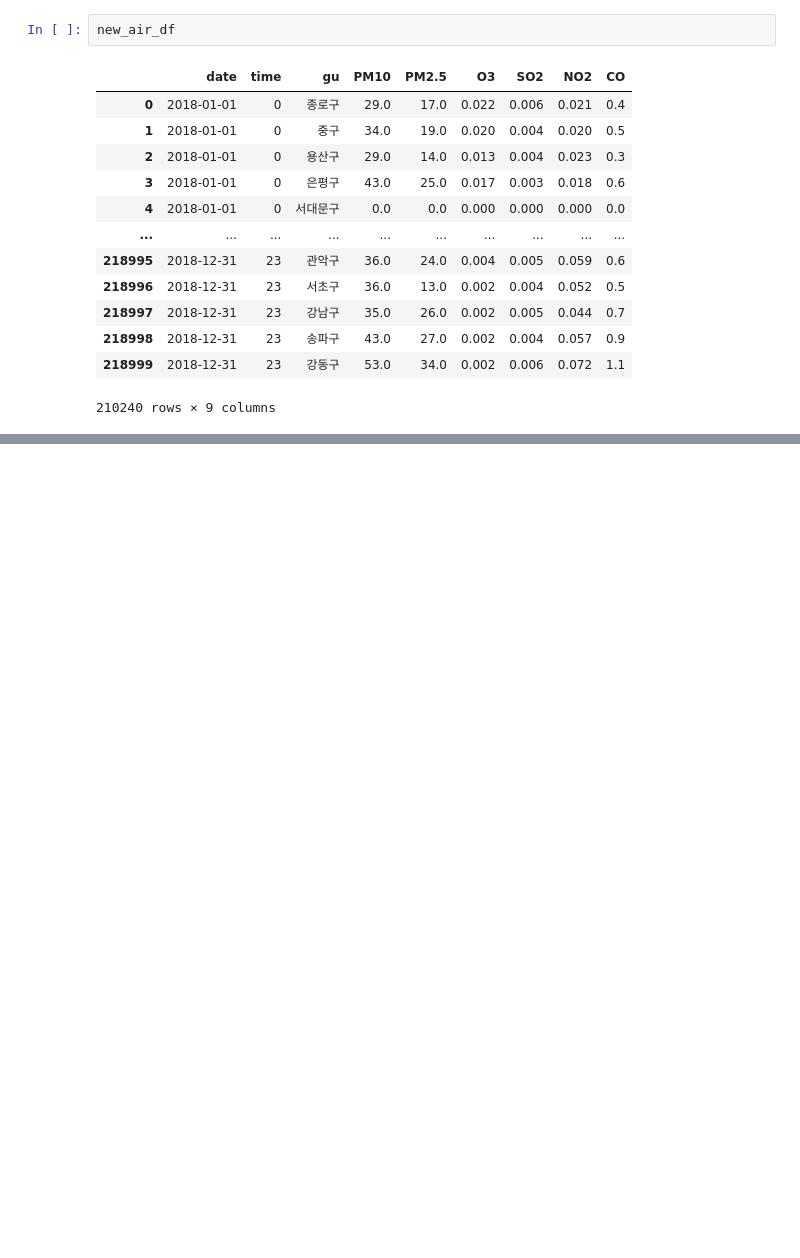
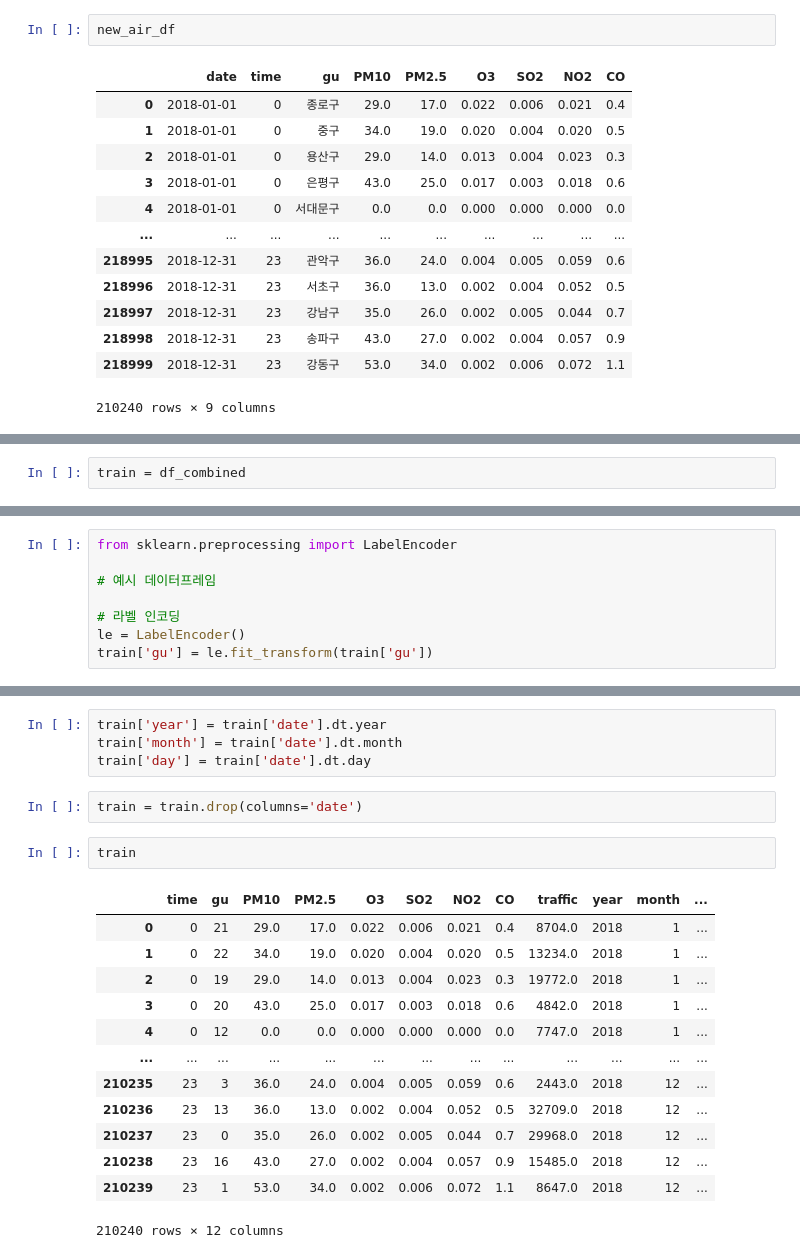
Before and after one commit to je0nh/yd3-MLOps_pj, a Jupyter notebook: ML.ipynb, the cells around one changed output, grey strips where cells are left out. Cells and saved outputs as stored; diff of their text form; blank space fills up the shorter version.

```diff
--- a/ML.ipynb
+++ b/ML.ipynb
@@ -448,0 +488,2 @@ y = new_air_df
+# %%
+train = df_combined
@@ -448,0 +506,8 @@ y = new_air_df
+# %%
+from sklearn.preprocessing import LabelEncoder
+
+# 예시 데이터프레임
+
+# 라벨 인코딩
+le = LabelEncoder()
+train['gu'] = le.fit_transform(train['gu'])
@@ -449,3 +530,25 @@ y = new_air_df
+# %%
+train['year'] = train['date'].dt.year
+train['month'] = train['date'].dt.month
+train['day'] = train['date'].dt.day
+# %%
+train = train.drop(columns='date')
+# %%
+train
+# %% [output]
+|  | time | gu | PM10 | PM2.5 | O3 | SO2 | NO2 | CO | traffic | year | month | ... |
+| 0 | 0 | 21 | 29.0 | 17.0 | 0.022 | 0.006 | 0.021 | 0.4 | 8704.0 | 2018 | 1 | ... |
+| 1 | 0 | 22 | 34.0 | 19.0 | 0.020 | 0.004 | 0.020 | 0.5 | 13234.0 | 2018 | 1 | ... |
+| 2 | 0 | 19 | 29.0 | 14.0 | 0.013 | 0.004 | 0.023 | 0.3 | 19772.0 | 2018 | 1 | ... |
+| 3 | 0 | 20 | 43.0 | 25.0 | 0.017 | 0.003 | 0.018 | 0.6 | 4842.0 | 2018 | 1 | ... |
+| 4 | 0 | 12 | 0.0 | 0.0 | 0.000 | 0.000 | 0.000 | 0.0 | 7747.0 | 2018 | 1 | ... |
+| ... | ... | ... | ... | ... | ... | ... | ... | ... | ... | ... | ... | ... |
+| 210235 | 23 | 3 | 36.0 | 24.0 | 0.004 | 0.005 | 0.059 | 0.6 | 2443.0 | 2018 | 12 | ... |
+| 210236 | 23 | 13 | 36.0 | 13.0 | 0.002 | 0.004 | 0.052 | 0.5 | 32709.0 | 2018 | 12 | ... |
+| 210237 | 23 | 0 | 35.0 | 26.0 | 0.002 | 0.005 | 0.044 | 0.7 | 29968.0 | 2018 | 12 | ... |
+| 210238 | 23 | 16 | 43.0 | 27.0 | 0.002 | 0.004 | 0.057 | 0.9 | 15485.0 | 2018 | 12 | ... |
+| 210239 | 23 | 1 | 53.0 | 34.0 | 0.002 | 0.006 | 0.072 | 1.1 | 8647.0 | 2018 | 12 | ... |
+210240 rows × 12 columns
 # %%
 from sklearn.model_selection import train_test_split
 from sklearn.ensemble import RandomForestRegressor
```
Also changed, not shown: parts of 11 cells of this notebook.
